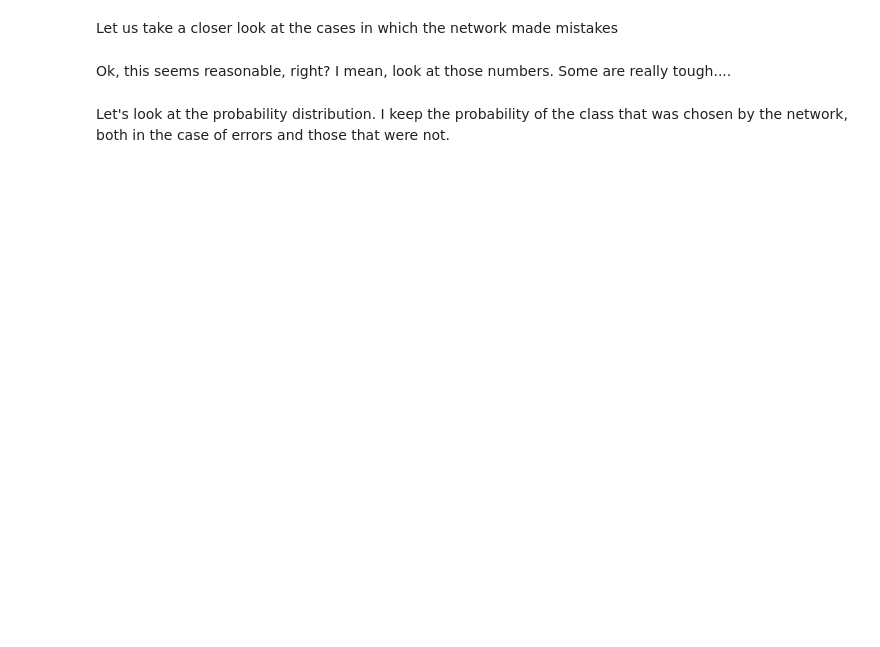
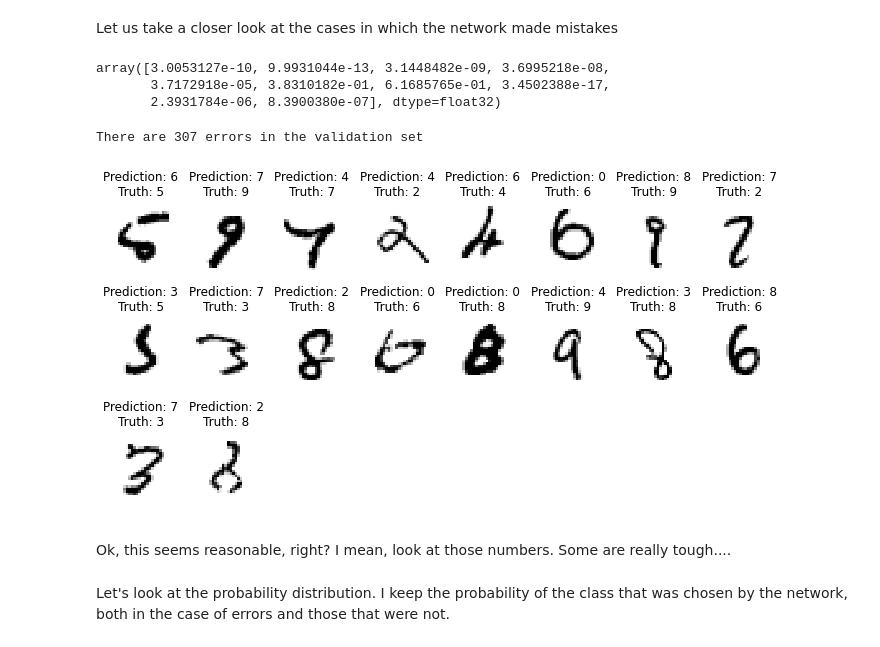
Before and after one commit to naikymen/ML_UNSAM, a Jupyter notebook: 15_ANNs_part1.ipynb, the cells around one changed output. Saved outputs shown, nothing was run; the diff lists cells and outputs as text; code cells hidden in the pictures; blank space fills up the shorter version.

```diff
--- a/15_ANNs_part1.ipynb
+++ b/15_ANNs_part1.ipynb
@@ -239,3 +442,9 @@ We know fit the model, but notice the following changes:
+# %%
+# To start from scratch
+keras.backend.clear_session()
+
+model = define_model()
+model.compile(loss='categorical_crossentropy', metrics=['accuracy', keras.metrics.Recall(class_id=5)])
 # %%
-history = model.fit(epochs=100, x=X_train, y=t_train_ohe, validation_data=(X_test, t_test_ohe),
-                    callbacks=[early,])
+history = model.fit(epochs=200, batch_size=32, x=X_train, y=t_train_ohe, validation_data=(X_val, t_val_ohe),
+                     callbacks=[early,])
@@ -257,34 +478,42 @@ model.evaluate(X_test, t_test_ohe)
 # %% [markdown]
 Let us take a closer look at the cases in which the network made mistakes
 # %%
-model.predict(X_test).shape
+model.predict(X_val)[8]
+# %% [output]
+array([3.0053127e-10, 9.9931044e-13, 3.1448482e-09, 3.6995218e-08,
+       3.7172918e-05, 3.8310182e-01, 6.1685765e-01, 3.4502388e-17,
+       2.3931784e-06, 8.3900380e-07], dtype=float32)
 # %%
 # Compute predictions and find instances with error
-y_test = np.argmax(model.predict(X_test), axis=1)
+y_val = np.argmax(model.predict(X_val), axis=1)
 
 # Find errors
-ierror = (y_test - t_test != 0)
+ierror = (y_val - t_val != 0)
 
 # How many are there
 print('There are {} errors in the validation set'.format(np.sum(ierror)))
+# %% [output]
+There are 307 errors in the validation set
 # %%
 n_images = 18
 n_columns = 8
 
 n_rows = np.int(n_images / n_columns)
 
 if n_images % n_columns != 0:
     n_rows += 1
 
 fig, axs = plt.subplots(ncols=n_columns, nrows=n_rows, figsize=(12, 2*n_rows))
 # Veamos algunos ejemplos de los datos en los que se equivocó
 
 for i, ax in zip(range(n_images), axs.flatten()):
-    ax.imshow(X_test[ierror][i], interpolation='None', cmap='binary')
-    ax.set_title('Prediction: {}\nTruth: {}'.format(y_test[ierror][i], t_test[ierror][i]))
+    ax.imshow(X_val[ierror][i], interpolation='None', cmap='binary')
+    ax.set_title('Prediction: {}\nTruth: {}'.format(y_val[ierror][i], t_val[ierror][i]))
 
 for ax in axs.flatten():
     ax.axis('off')
+# %% [output]
+[figure, added]
 # %% [markdown]
 Ok, this seems reasonable, right? I mean, look at those numbers. Some are really tough....
 # %% [markdown]
```
Also changed, not shown: parts of 63 cells of this notebook.
